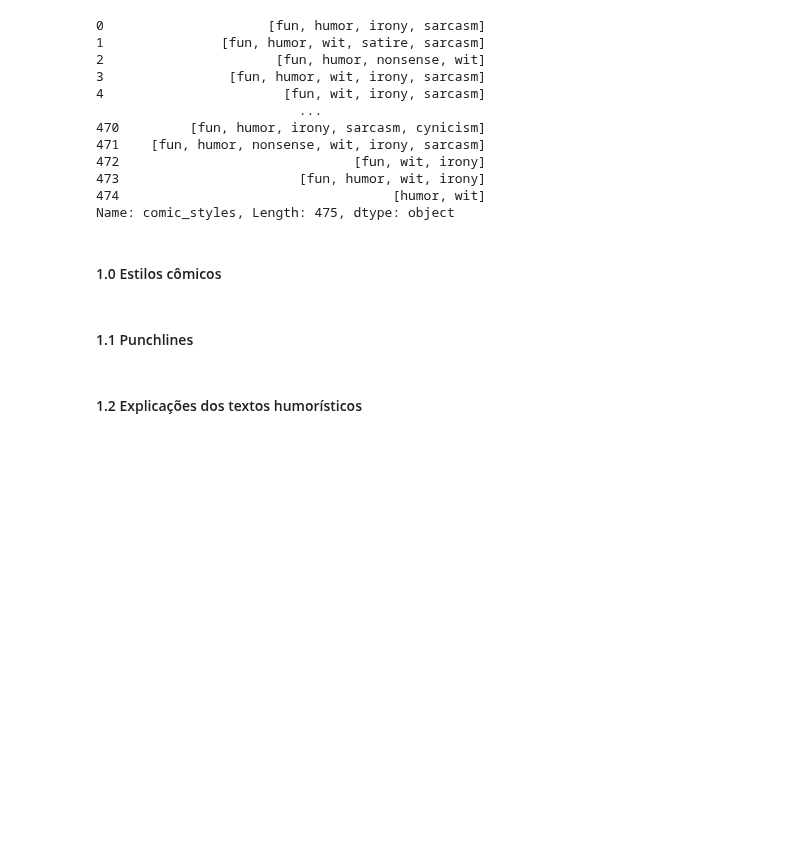
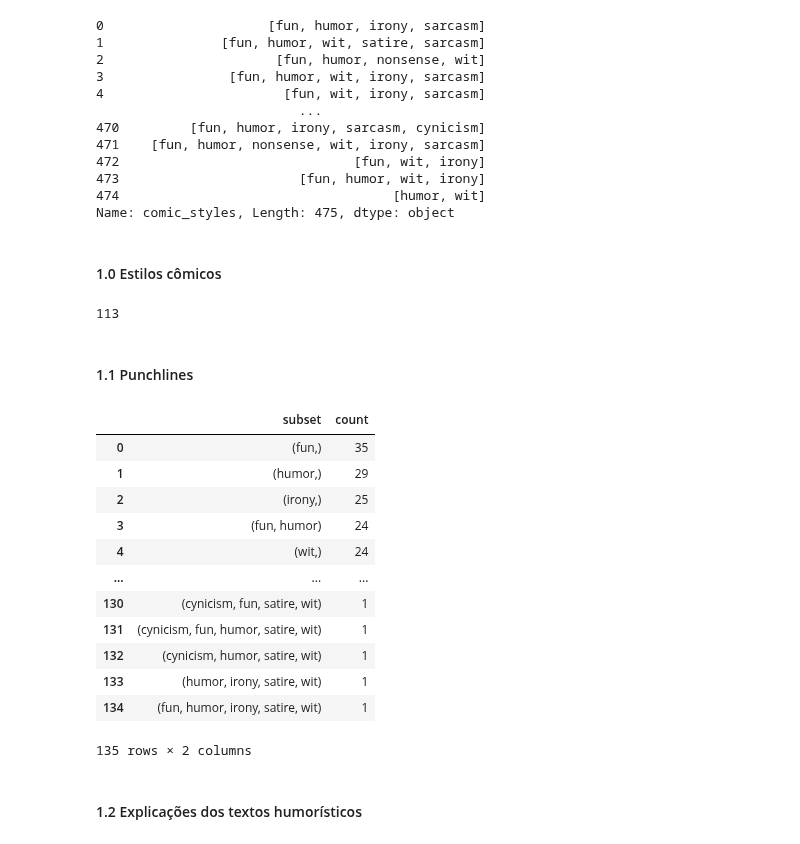
Before and after one commit to llm-pt-ibm/brazilian_northeast_humor_benchmark, a Jupyter notebook: results_exploration.ipynb, the cells around one changed output. Drawn from its saved outputs; the diff is of its cells as text; code cells hidden in the pictures; blank space fills up the shorter version.

Commit message:
update comic styles exploration

```diff
--- a/results_exploration.ipynb
+++ b/results_exploration.ipynb
@@ -286,6 +289,10 @@ def get_common_texts_by_style(df, correct_flag, min_models=5):
 
 comic_styles_common_errors_df = get_common_texts_by_style(comic_styles_df, correct_flag=0, min_models=MIN_MODELS_REPEATS)
 comic_styles_common_correct_df = get_common_texts_by_style(comic_styles_df, correct_flag=1, min_models=MIN_MODELS_REPEATS)
+# %%
+len(comic_styles_common_errors_df[comic_styles_common_errors_df['comic_style'] == 'wit'])
+# %% [output]
+113
 # %% [markdown]
 #### 1.1 Punchlines
 # %%
@@ -340,6 +347,34 @@ def get_common_texts(df, column_name, threshold, comparison_op, min_repeats=4):
 
 punchlines_worse_results_df = get_common_texts(punchlines_results_df, 'dice_similarity', WORSE_PUNCHLINES_THRESHOLD, operator.le, min_repeats=MIN_MODELS_REPEATS)
 punchlines_better_results_df = get_common_texts(punchlines_results_df, 'dice_similarity', BETTER_PUNCHLINES_THRESHOLD, operator.ge, min_repeats=MIN_MODELS_REPEATS)
+# %%
+punchlines_worse_results_df['comic_styles'] = punchlines_worse_results_df['comic_styles'].apply(lambda lst: sorted(set(lst)))
+counter = Counter()
+
+for styles in punchlines_worse_results_df['comic_styles']:
+    for r in range(1, len(styles) + 1):
+        for combo in itertools.combinations(styles, r):
+            counter[combo] += 1
+
+freq_df = pd.DataFrame(counter.items(), columns=['subset', 'count']) \
+          .sort_values('count', ascending=False) \
+          .reset_index(drop=True)
+
+freq_df
+# %% [output]
+|  | subset | count |
+| 0 | (fun,) | 35 |
+| 1 | (humor,) | 29 |
+| 2 | (irony,) | 25 |
+| 3 | (fun, humor) | 24 |
+| 4 | (wit,) | 24 |
+| ... | ... | ... |
+| 130 | (cynicism, fun, satire, wit) | 1 |
+| 131 | (cynicism, fun, humor, satire, wit) | 1 |
+| 132 | (cynicism, humor, satire, wit) | 1 |
+| 133 | (humor, irony, satire, wit) | 1 |
+| 134 | (fun, humor, irony, satire, wit) | 1 |
+135 rows × 2 columns
 # %% [markdown]
 #### 1.2 Explicações dos textos humorísticos
 # %%
```
Also changed, not shown: parts of 1 cell of this notebook.
